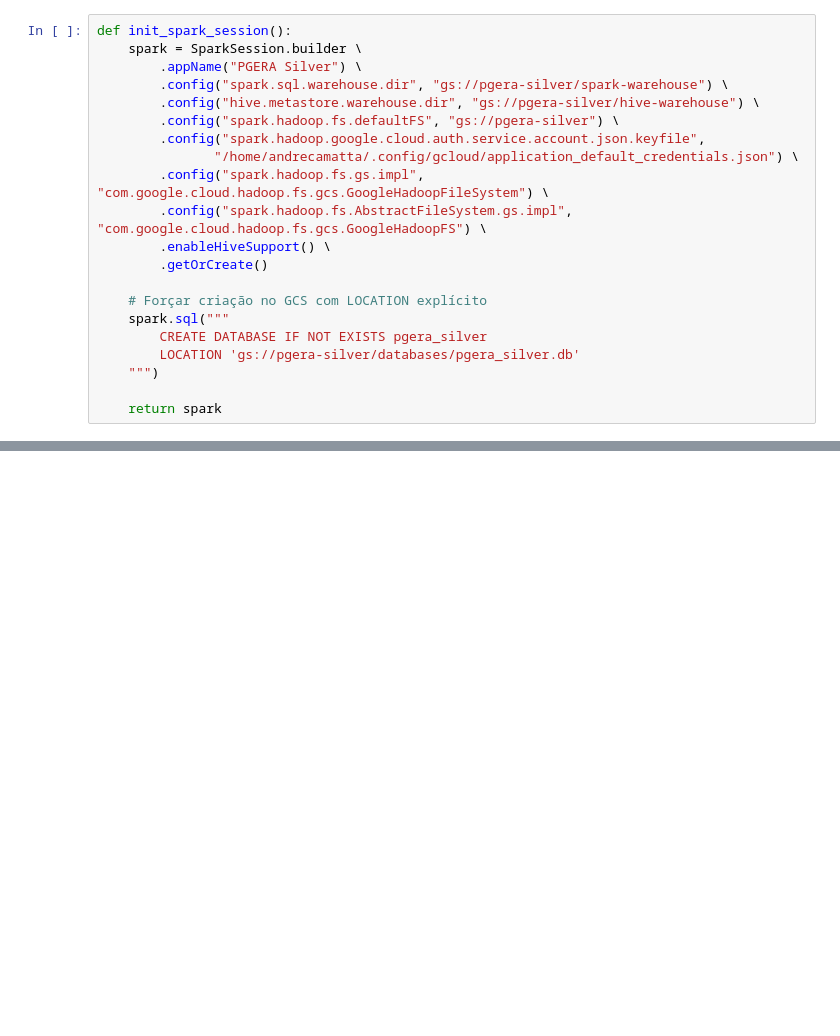
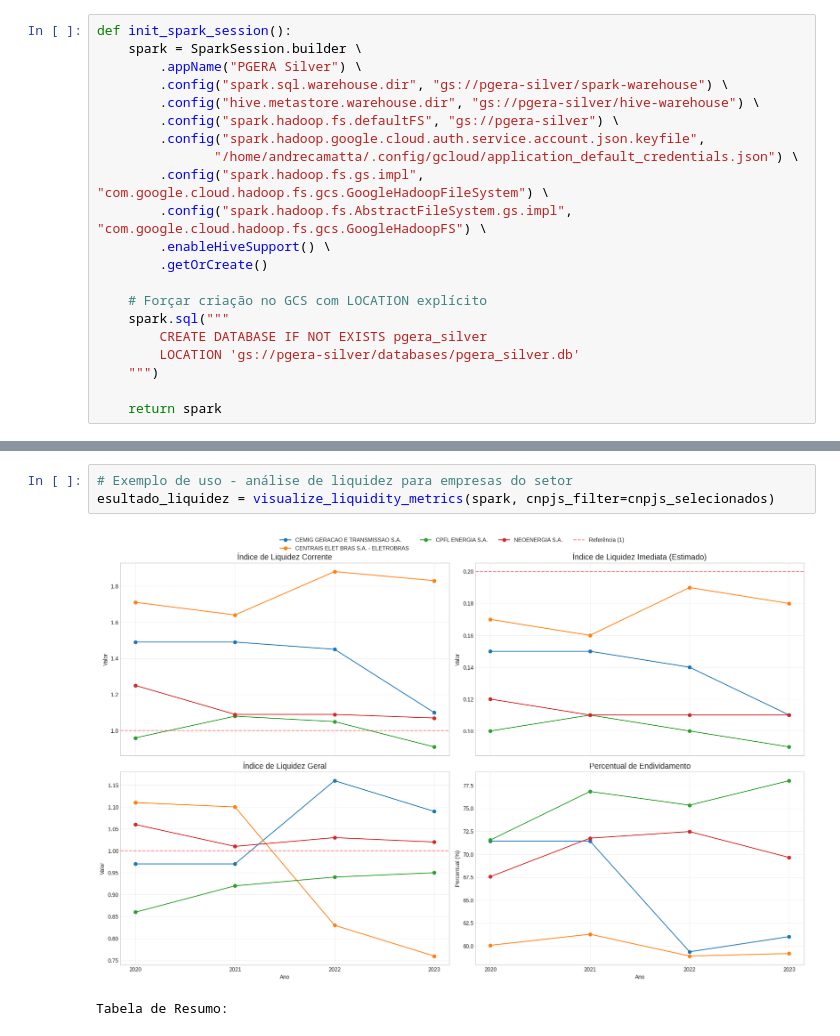
Before and after one commit to andrecamatta/pgera, a Jupyter notebook: pgera_dfps.ipynb, the cells around one changed output, grey strips where cells are left out. Drawn from its saved outputs; the diff is of its cells as text; blank space fills up the shorter version.

```diff
--- a/pgera_dfps.ipynb
+++ b/pgera_dfps.ipynb
@@ -658,0 +1251,6 @@ As análises geradas permitem comparar o desempenho financeiro das principais em
+# %%
+# Exemplo de uso - análise de liquidez para empresas do setor
+esultado_liquidez = visualize_liquidity_metrics(spark, cnpjs_filter=cnpjs_selecionados)
+# %% [output]
+[figure, added]
+Tabela de Resumo:
```
Also changed, not shown: parts of 47 cells of this notebook, 1 other file.
